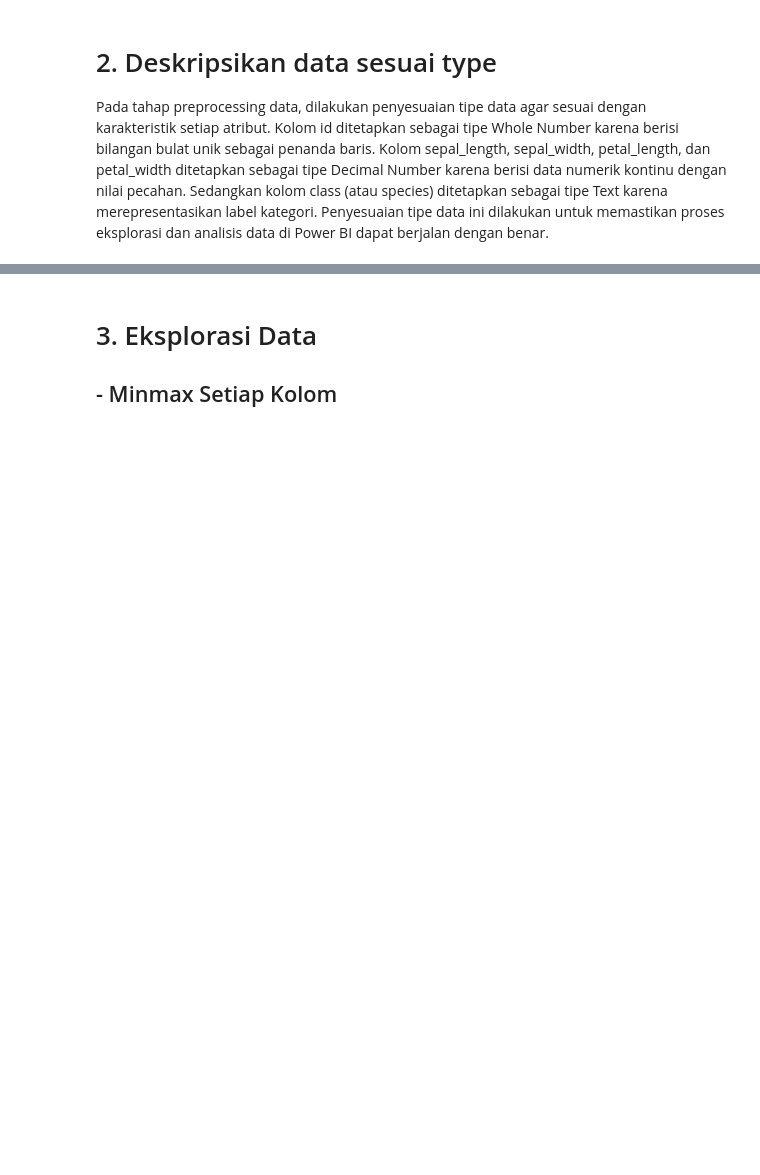
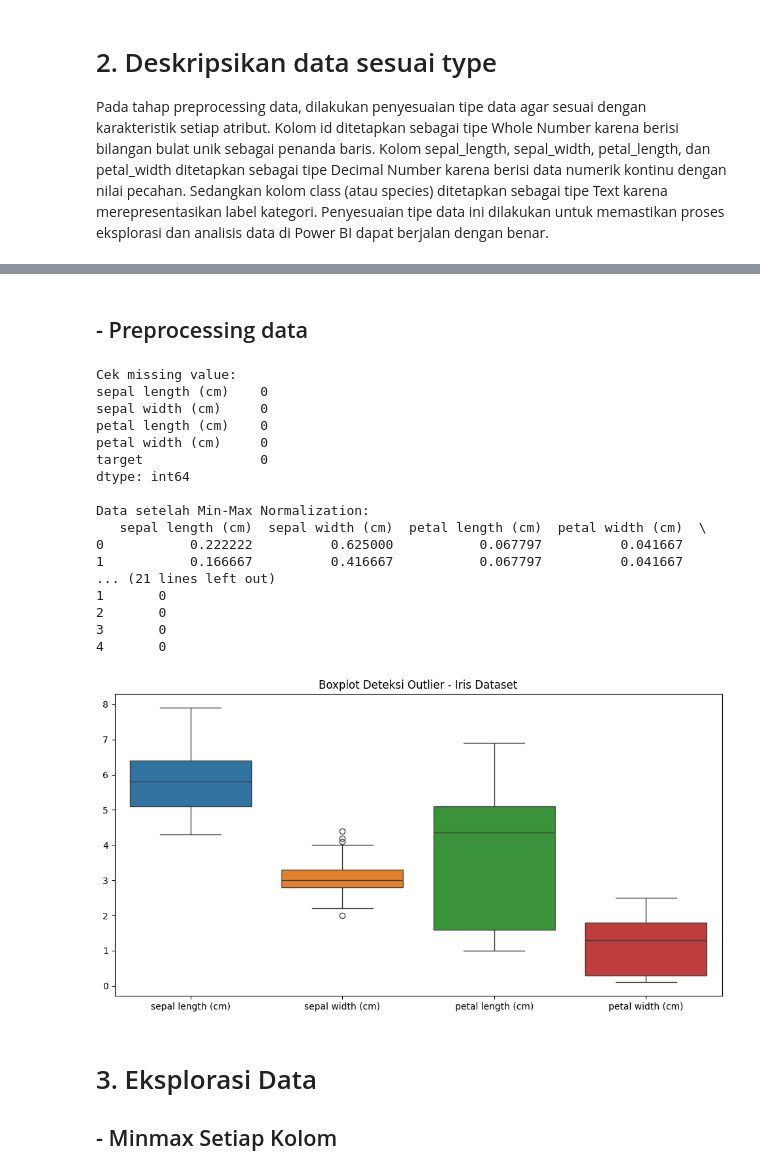
Before and after one commit to Malikzert/PSD, a Jupyter notebook: _sources/tugas1.ipynb, the cells around one changed output, grey strips where cells are left out. Saved outputs shown, nothing was run; the diff lists cells and outputs as text; code cells hidden in the pictures; blank space fills up the shorter version.

```diff
--- a/_sources/tugas1.ipynb
+++ b/_sources/tugas1.ipynb
@@ -37,6 +37,59 @@ terakhir centang field checklist dan kemudian load data
 Pada tahap preprocessing data, dilakukan penyesuaian tipe data agar sesuai dengan karakteristik setiap atribut. Kolom id ditetapkan sebagai tipe Whole Number karena berisi bilangan bulat unik sebagai penanda baris. Kolom sepal_length, sepal_width, petal_length, dan petal_width ditetapkan sebagai tipe Decimal Number karena berisi data numerik kontinu dengan nilai pecahan. Sedangkan kolom class (atau species) ditetapkan sebagai tipe Text karena merepresentasikan label kategori. Penyesuaian tipe data ini dilakukan untuk memastikan proses eksplorasi dan analisis data di Power BI dapat berjalan dengan benar.
 # %% [markdown]
 ![image.png](embedded-picture-1)
+# %% [markdown]
+## - Preprocessing data
+# %%
+import pandas as pd
+from sklearn.preprocessing import MinMaxScaler, StandardScaler
+import seaborn as sns
+import matplotlib.pyplot as plt
+
+from sklearn.datasets import load_iris
+iris = load_iris()
+
+df = pd.DataFrame(data=iris.data, columns=iris.feature_names)
+df['target'] = iris.target
+print("Cek missing value:")
+print(df.isnull().sum())
+
+# Normalisasi
+scaler = MinMaxScaler()
+df_normalized = pd.DataFrame(scaler.fit_transform(df[iris.feature_names]), columns=iris.feature_names)
+df_normalized['target'] = df['target']
+print("\nData setelah Min-Max Normalization:")
+print(df_normalized.head())
+
+scaler_std = StandardScaler()
+df_standardized = pd.DataFrame(scaler_std.fit_transform(df[iris.feature_names]), columns=iris.feature_names)
+df_standardized['target'] = df['target']
+print("\nData setelah Standardization:")
+print(df_standardized.head())
+
+# Deteksi Outlier
+plt.figure(figsize=(12,6))
+sns.boxplot(data=df[iris.feature_names])
+plt.title("Boxplot Deteksi Outlier - Iris Dataset")
+plt.show()
+# %% [output]
+Cek missing value:
+sepal length (cm)    0
+sepal width (cm)     0
+petal length (cm)    0
+petal width (cm)     0
+target               0
+dtype: int64
+
+Data setelah Min-Max Normalization:
+   sepal length (cm)  sepal width (cm)  petal length (cm)  petal width (cm)  \
+0           0.222222          0.625000           0.067797          0.041667
+1           0.166667          0.416667           0.067797          0.041667
+... (21 lines left out)
+1       0
+2       0
+3       0
+4       0
+[figure, added]
 # %% [markdown]
 # 3. Eksplorasi Data
 
```
Also changed, not shown: 4 other files.
